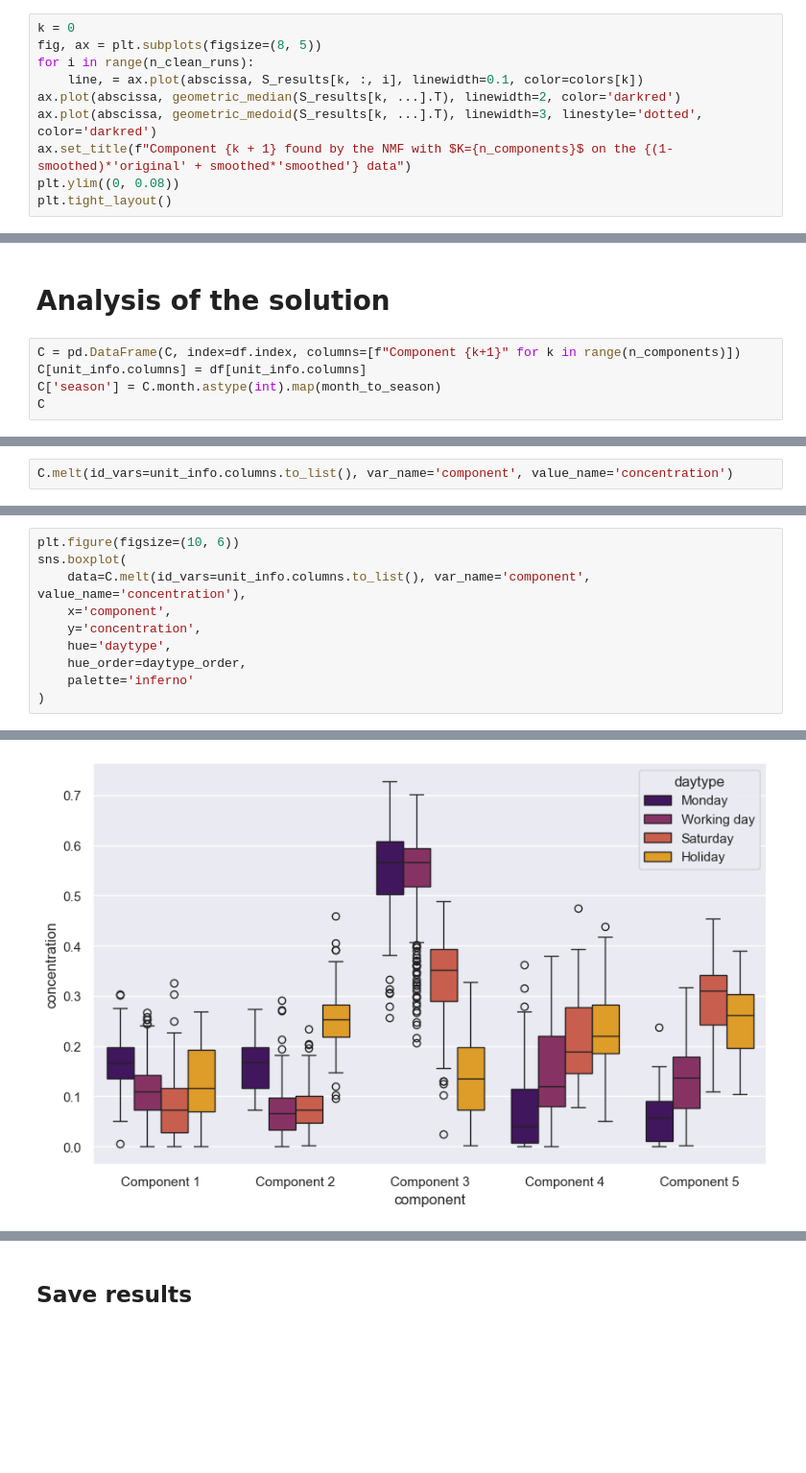
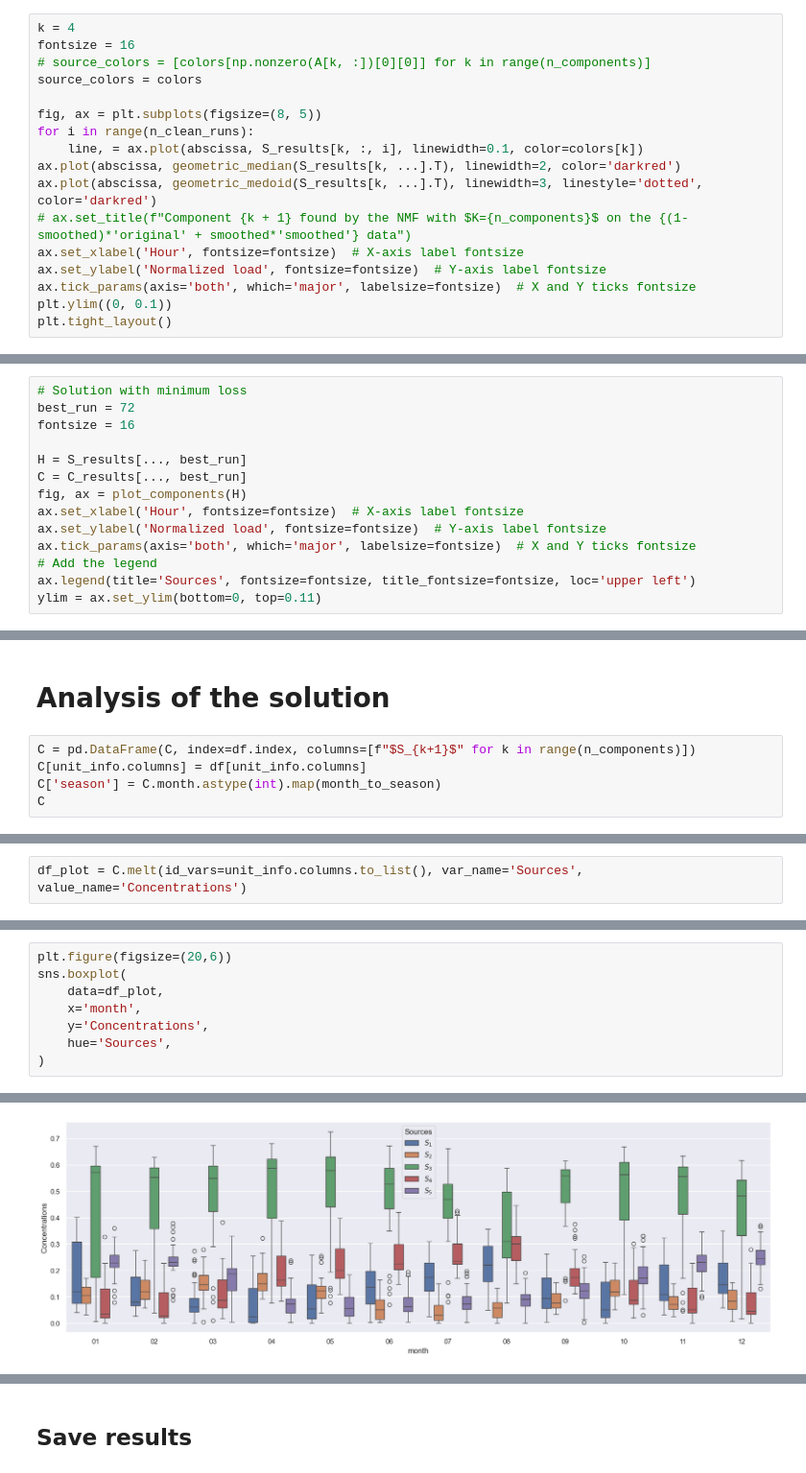
Before and after one commit to gkchln/load_bss, a Jupyter notebook: PenNMF/SelectSolutionPenNMF.ipynb, the cells around one changed output, grey strips where cells are left out. Shown at 96% size. Saved outputs shown, nothing was run; the diff lists cells and outputs as text; blank space fills up the shorter version.

```diff
--- a/PenNMF/SelectSolutionPenNMF.ipynb
+++ b/PenNMF/SelectSolutionPenNMF.ipynb
@@ -231,13 +237,20 @@ plt.tight_layout()
 # %% [markdown]
 Let's plot separately per component
 # %%
-k = 0
+k = 4
+fontsize = 16
+# source_colors = [colors[np.nonzero(A[k, :])[0][0]] for k in range(n_components)]
+source_colors = colors
+
 fig, ax = plt.subplots(figsize=(8, 5))
 for i in range(n_clean_runs):
     line, = ax.plot(abscissa, S_results[k, :, i], linewidth=0.1, color=colors[k])
 ax.plot(abscissa, geometric_median(S_results[k, ...].T), linewidth=2, color='darkred')
 ax.plot(abscissa, geometric_medoid(S_results[k, ...].T), linewidth=3, linestyle='dotted', color='darkred')
-ax.set_title(f"Component {k + 1} found by the NMF with $K={n_components}$ on the {(1-smoothed)*'original' + smoothed*'smoothed'} data")
-plt.ylim((0, 0.08))
+# ax.set_title(f"Component {k + 1} found by the NMF with $K={n_components}$ on the {(1-smoothed)*'original' + smoothed*'smoothed'} data")
+ax.set_xlabel('Hour', fontsize=fontsize)  # X-axis label fontsize
+ax.set_ylabel('Normalized load', fontsize=fontsize)  # Y-axis label fontsize
+ax.tick_params(axis='both', which='major', labelsize=fontsize)  # X and Y ticks fontsize
+plt.ylim((0, 0.1))
 plt.tight_layout()
 # %% [output]
@@ -314,0 +318,14 @@ ylim = ax.set_ylim((0, 0.08))
+# %%
+# Solution with minimum loss
+best_run = 72
+fontsize = 16
+
+H = S_results[..., best_run]
+C = C_results[..., best_run]
+fig, ax = plot_components(H)
+ax.set_xlabel('Hour', fontsize=fontsize)  # X-axis label fontsize
+ax.set_ylabel('Normalized load', fontsize=fontsize)  # Y-axis label fontsize
+ax.tick_params(axis='both', which='major', labelsize=fontsize)  # X and Y ticks fontsize
+# Add the legend
+ax.legend(title='Sources', fontsize=fontsize, title_fontsize=fontsize, loc='upper left')
+ylim = ax.set_ylim(bottom=0, top=0.11)
@@ -315,7 +334,7 @@ ylim = ax.set_ylim((0, 0.08))
 # %% [markdown]
 # Analysis of the solution
 # %%
-C = pd.DataFrame(C, index=df.index, columns=[f"Component {k+1}" for k in range(n_components)])
+C = pd.DataFrame(C, index=df.index, columns=[f"$S_{k+1}$" for k in range(n_components)])
 C[unit_info.columns] = df[unit_info.columns]
 C['season'] = C.month.astype(int).map(month_to_season)
 C
@@ -336,2 +355,2 @@ C
 # %%
-C.melt(id_vars=unit_info.columns.to_list(), var_name='component', value_name='concentration')
+df_plot = C.melt(id_vars=unit_info.columns.to_list(), var_name='Sources', value_name='Concentrations')
@@ -352,11 +382,9 @@ C.melt(id_vars=unit_info.columns.to_list(), var_name='component', value_name='co
 # %%
-plt.figure(figsize=(10, 6))
+plt.figure(figsize=(20,6))
 sns.boxplot(
-    data=C.melt(id_vars=unit_info.columns.to_list(), var_name='component', value_name='concentration'),
-    x='component',
-    y='concentration',
-    hue='daytype',
-    hue_order=daytype_order,
-    palette='inferno'
+    data=df_plot,
+    x='month',
+    y='Concentrations',
+    hue='Sources',
 )
 # %% [output]
@@ -364 +392 @@ sns.boxplot(
-[figure, old version]
+[figure, new version]
```
Also changed, not shown: parts of 26 cells of this notebook.
